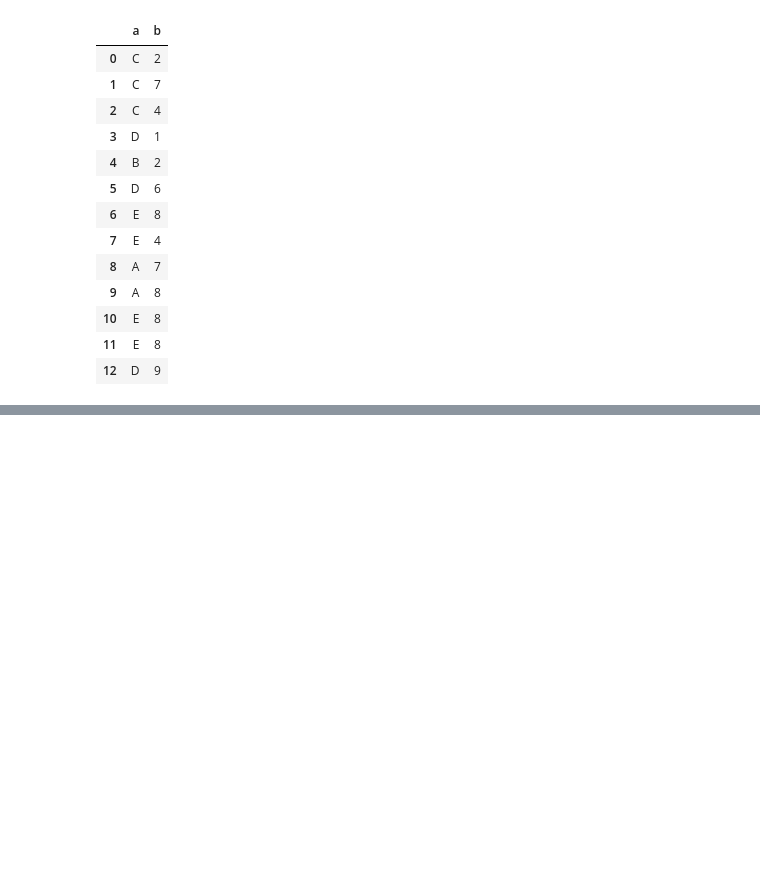
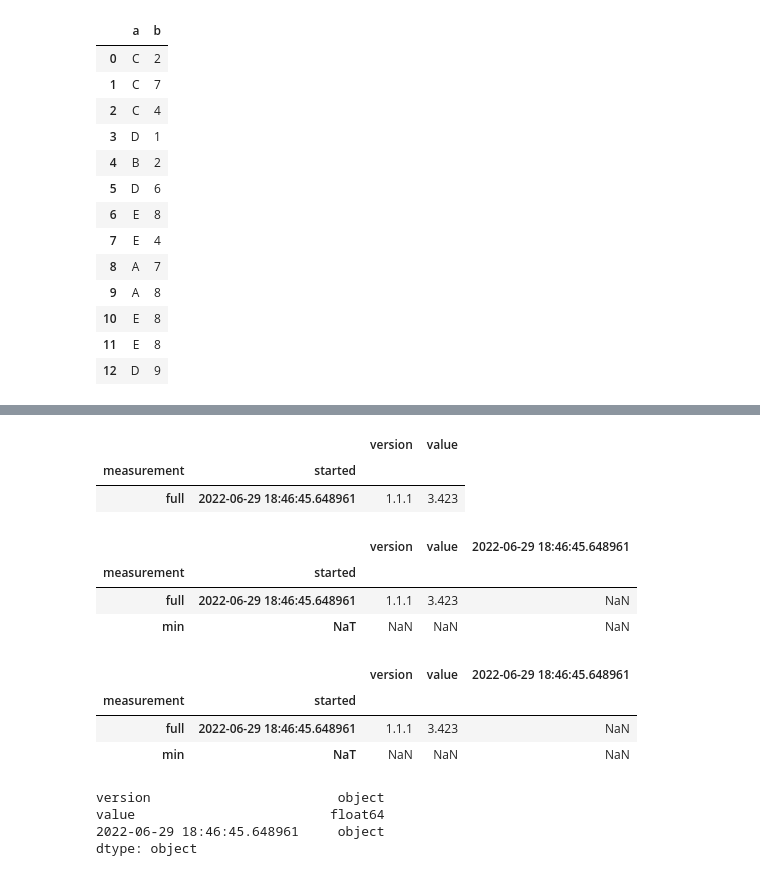
Before and after one commit to getsentry/test-factory-utils, a Jupyter notebook: table_visualisation.ipynb, the cells around one changed output, grey strips where cells are left out. Saved outputs shown, nothing was run; the diff lists cells and outputs as text; code cells hidden in the pictures; blank space fills up the shorter version.

```diff
--- a/table_visualisation.ipynb
+++ b/table_visualisation.ipynb
@@ -275,3 +292,38 @@ text = bars.mark_text(
 (bars + text).properties(height=900)
 # %% [output]
 [interactive output not drawn]
+# %%
+d  = datetime.datetime.now()
+started = d
+version = "1.1.1"
+val = 3.423
+measurement = "full"
+df2 = pd.DataFrame({"started": [started], "version": [version], "measurement": [measurement], "value": [val]}).set_index(["measurement","started"])
+# %%
+df2
+# %% [output]
+|  |  | version | value |
+| measurement | started |  |  |
+| full | 2022-06-29 18:46:45.648961 | 1.1.1 | 3.423 |
+# %%
+df2.loc[("min", started)] = {"version":"1.2.3", "value": 3.11111}
+df2
+# %% [output]
+|  |  | version | value | 2022-06-29 18:46:45.648961 |
+| measurement | started |  |  |  |
+| full | 2022-06-29 18:46:45.648961 | 1.1.1 | 3.423 | NaN |
+| min | NaT | NaN | NaN | NaN |
+# %%
+df2
+# %% [output]
+|  |  | version | value | 2022-06-29 18:46:45.648961 |
+| measurement | started |  |  |  |
+| full | 2022-06-29 18:46:45.648961 | 1.1.1 | 3.423 | NaN |
+| min | NaT | NaN | NaN | NaN |
+# %%
+df2.dtypes
+# %% [output]
+version                        object
+value                         float64
+2022-06-29 18:46:45.648961     object
+dtype: object
```
Also changed, not shown: parts of 9 cells of this notebook, 5 other files.
